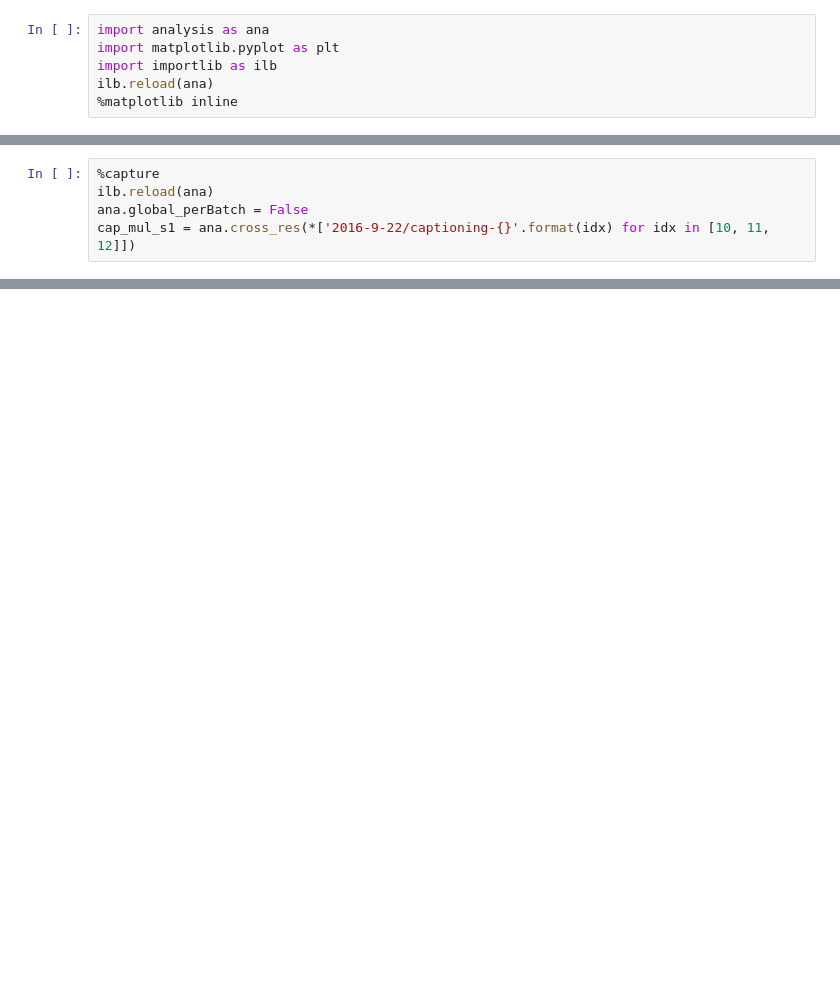
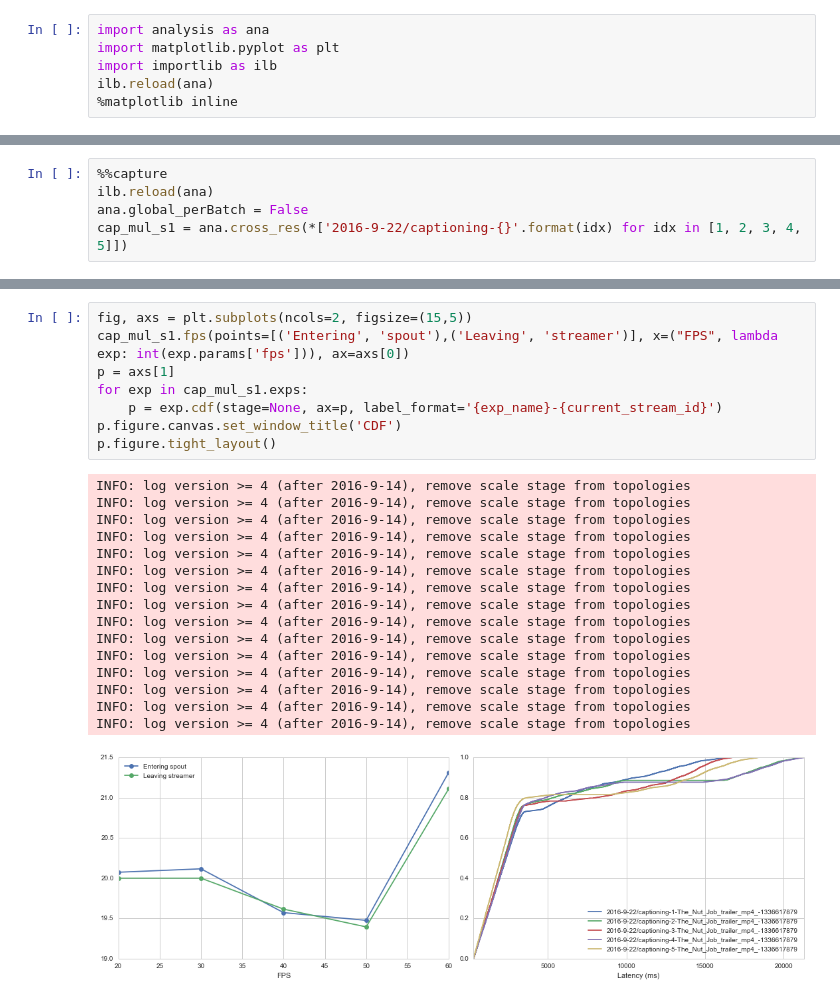
Before and after one commit to Aetf/remotelog, a Jupyter notebook: Exp-Res-New.ipynb, the cells around one changed output, grey strips where cells are left out. Drawn from its saved outputs; the diff is of its cells as text; blank space fills up the shorter version.

```diff
--- a/Exp-Res-New.ipynb
+++ b/Exp-Res-New.ipynb
@@ -57,5 +54,5 @@ InputFiles = [
 # %%
-%capture
+%%capture
 ilb.reload(ana)
 ana.global_perBatch = False
-cap_mul_s1 = ana.cross_res(*['2016-9-22/captioning-{}'.format(idx) for idx in [10, 11, 12]])
+cap_mul_s1 = ana.cross_res(*['2016-9-22/captioning-{}'.format(idx) for idx in [1, 2, 3, 4, 5]])
@@ -91,0 +59,25 @@ WARNING: log version >= 4 (after 2016-9-14), remove scale stage from topologies
+# %%
+fig, axs = plt.subplots(ncols=2, figsize=(15,5))
+cap_mul_s1.fps(points=[('Entering', 'spout'),('Leaving', 'streamer')], x=("FPS", lambda exp: int(exp.params['fps'])), ax=axs[0])
+p = axs[1]
+for exp in cap_mul_s1.exps:
+    p = exp.cdf(stage=None, ax=p, label_format='{exp_name}-{current_stream_id}')
+p.figure.canvas.set_window_title('CDF')
+p.figure.tight_layout()
+# %% [output]
+INFO: log version >= 4 (after 2016-9-14), remove scale stage from topologies
+INFO: log version >= 4 (after 2016-9-14), remove scale stage from topologies
+INFO: log version >= 4 (after 2016-9-14), remove scale stage from topologies
+INFO: log version >= 4 (after 2016-9-14), remove scale stage from topologies
+INFO: log version >= 4 (after 2016-9-14), remove scale stage from topologies
+INFO: log version >= 4 (after 2016-9-14), remove scale stage from topologies
+INFO: log version >= 4 (after 2016-9-14), remove scale stage from topologies
+INFO: log version >= 4 (after 2016-9-14), remove scale stage from topologies
+INFO: log version >= 4 (after 2016-9-14), remove scale stage from topologies
+INFO: log version >= 4 (after 2016-9-14), remove scale stage from topologies
+INFO: log version >= 4 (after 2016-9-14), remove scale stage from topologies
+INFO: log version >= 4 (after 2016-9-14), remove scale stage from topologies
+INFO: log version >= 4 (after 2016-9-14), remove scale stage from topologies
+INFO: log version >= 4 (after 2016-9-14), remove scale stage from topologies
+INFO: log version >= 4 (after 2016-9-14), remove scale stage from topologies
+[figure, added]
```
Also changed, not shown: parts of 9 cells of this notebook.
